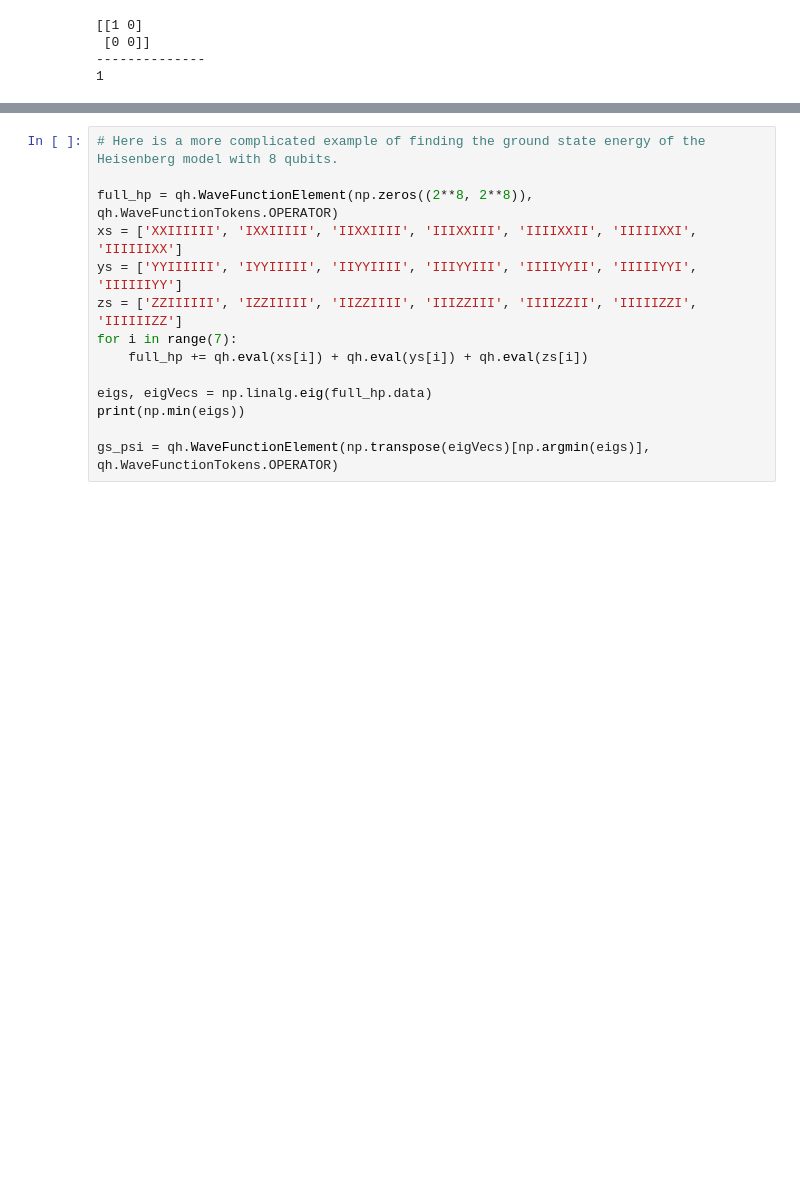
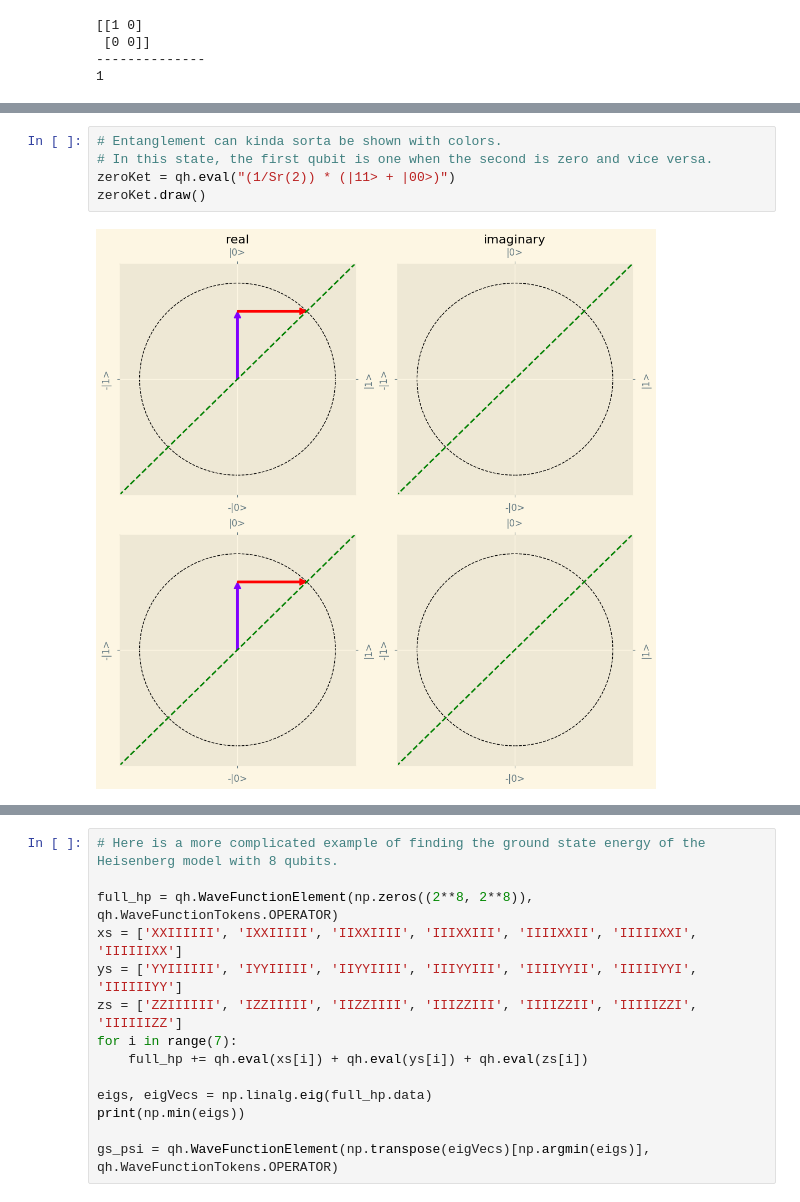
Before and after one commit to TimRoss/QuantumHelpers, a Jupyter notebook: Demo.ipynb, the cells around one changed output, grey strips where cells are left out. Drawn from its saved outputs; the diff is of its cells as text; blank space fills up the shorter version.

```diff
--- a/Demo.ipynb
+++ b/Demo.ipynb
@@ -186,0 +183,7 @@ b.print()
+# %%
+# Entanglement can kinda sorta be shown with colors.
+# In this state, the first qubit is one when the second is zero and vice versa.
+zeroKet = qh.eval("(1/Sr(2)) * (|11> + |00>)")
+zeroKet.draw()
+# %% [output]
+[figure, added]
```
Also changed, not shown: parts of 16 cells of this notebook, 1 other file.
